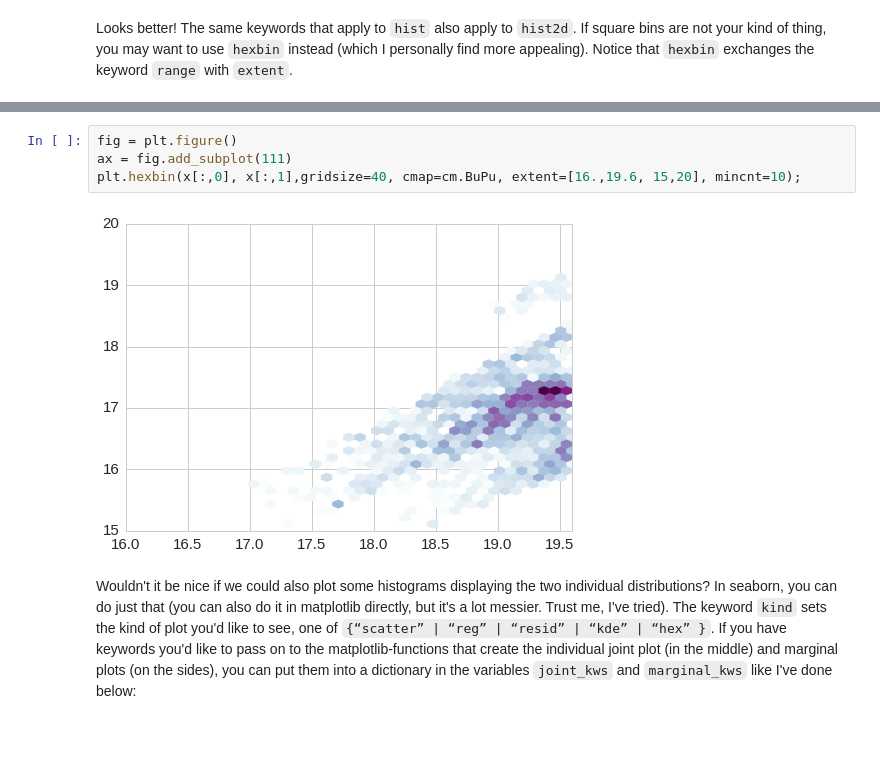
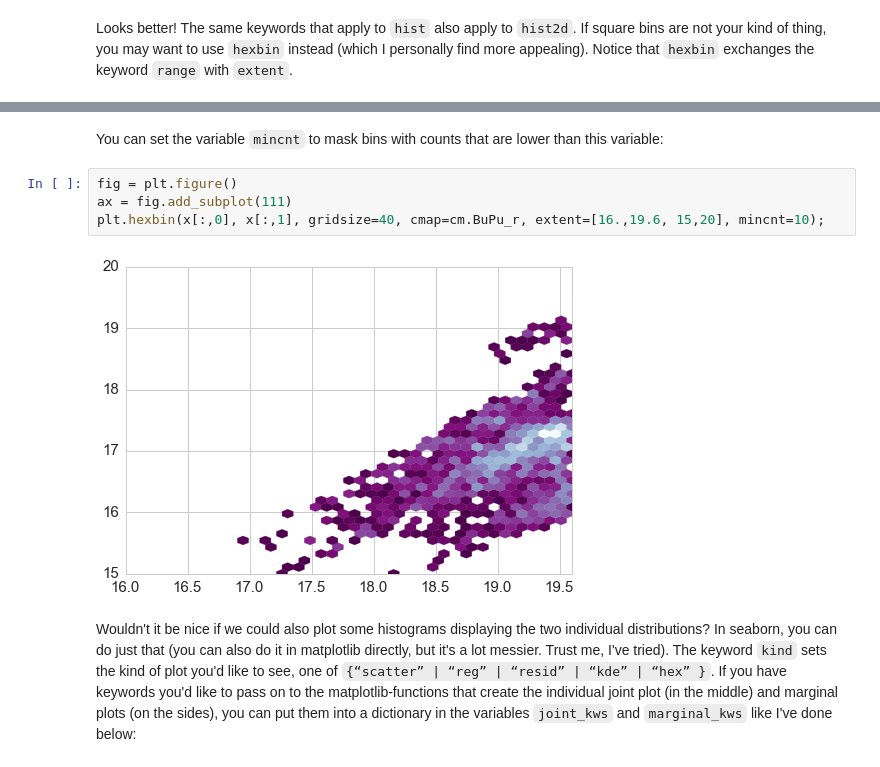
Before and after one commit to AstroHackWeek/AstroHackWeek2015, a Jupyter notebook: day1/day1_visualsummaries.ipynb, the cells around one changed output, grey strips where cells are left out. Saved outputs shown, nothing was run; the diff lists cells and outputs as text; blank space fills up the shorter version.

Commit message:
visual and numerical summaries with minor corrections after this morning's tutorial

```diff
--- a/day1/day1_visualsummaries.ipynb
+++ b/day1/day1_visualsummaries.ipynb
@@ -515,9 +517,11 @@ If square bins are not your  kind of thing, you may want to use `hexbin` instead
+# %% [markdown]
+You can set the variable `mincnt` to mask bins with counts that are lower than this variable:
 # %%
 fig = plt.figure()
 ax = fig.add_subplot(111)
-plt.hexbin(x[:,0], x[:,1],gridsize=40, cmap=cm.BuPu, extent=[16.,19.6, 15,20], mincnt=10);
+plt.hexbin(x[:,0], x[:,1], gridsize=40, cmap=cm.BuPu_r, extent=[16.,19.6, 15,20], mincnt=10);
 # %% [output]
-[figure, old version]
+[figure, new version]
 # %% [markdown]
 Wouldn't it be nice if we could also plot some histograms displaying the two individual distributions? In seaborn, you can do just that (you can also do it in matplotlib directly, but it's a lot messier. Trust me, I've tried). The keyword `kind` sets the kind of plot you'd like to see, one of  `{“scatter” | “reg” | “resid” | “kde” | “hex” }`. If you have keywords you'd like to pass on to the matplotlib-functions that create the individual joint plot (in the middle) and marginal plots (on the sides), you can put them into a dictionary in the variables `joint_kws` and `marginal_kws` like I've done below:
 # %%
```
Also changed, not shown: parts of 30 cells of this notebook, 1 other file.
